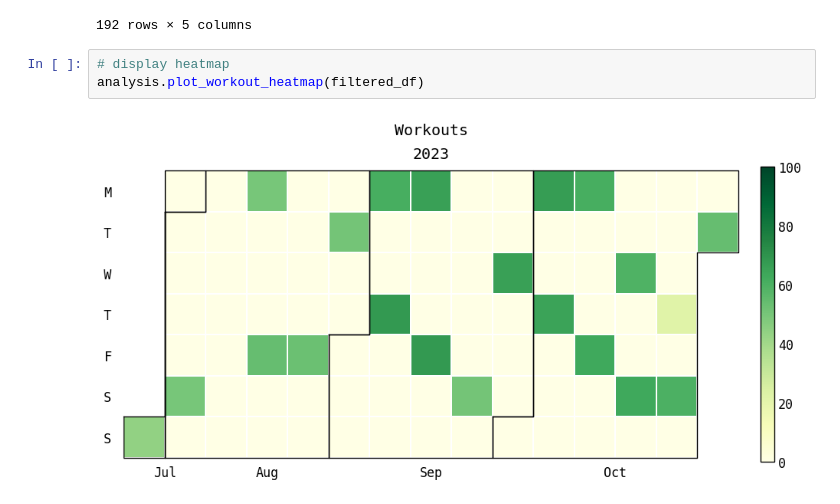
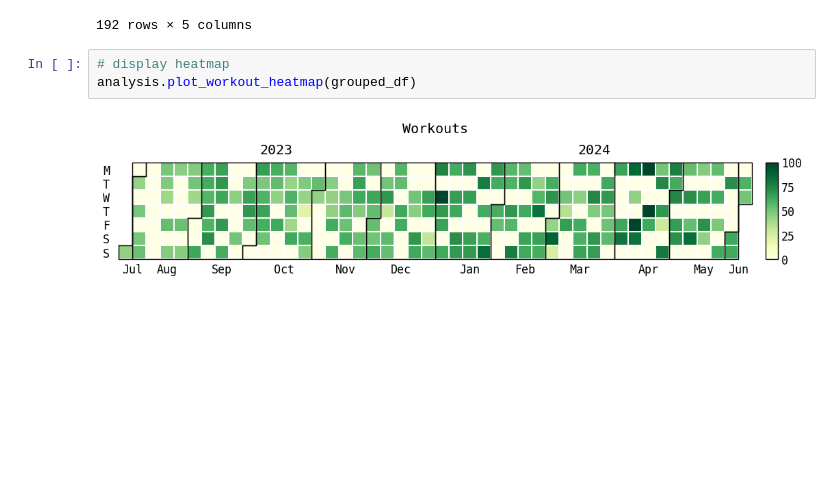
Before and after one commit to Aebel-Shajan/gym-data-analysis, a Jupyter notebook: experimentation.Ipynb, the cells around one changed output. Cells and saved outputs as stored; diff of their text form; blank space fills up the shorter version.

Commit message:
Refactor data processing and plotting functions

```diff
--- a/experimentation.Ipynb
+++ b/experimentation.Ipynb
@@ -61,8 +61,8 @@ grouped_df
 192 rows × 5 columns
 # %%
 # display heatmap
-analysis.plot_workout_heatmap(filtered_df)
+analysis.plot_workout_heatmap(grouped_df)
 # %% [output]
-[figure, old version]
+[figure, new version]
 # %%
 # display workout frequency
```
Also changed, not shown: parts of 2 cells of this notebook, 1 other file.
